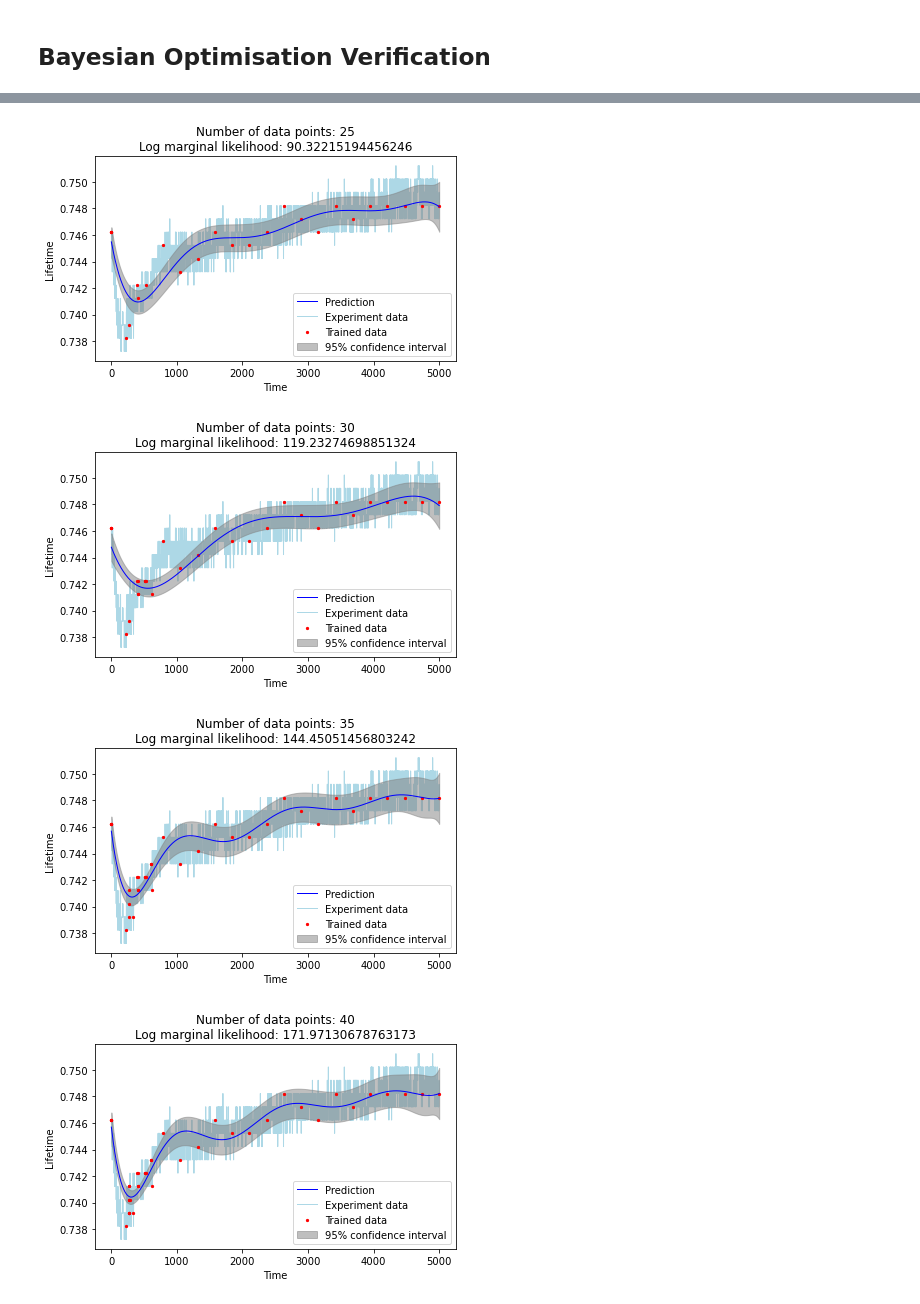
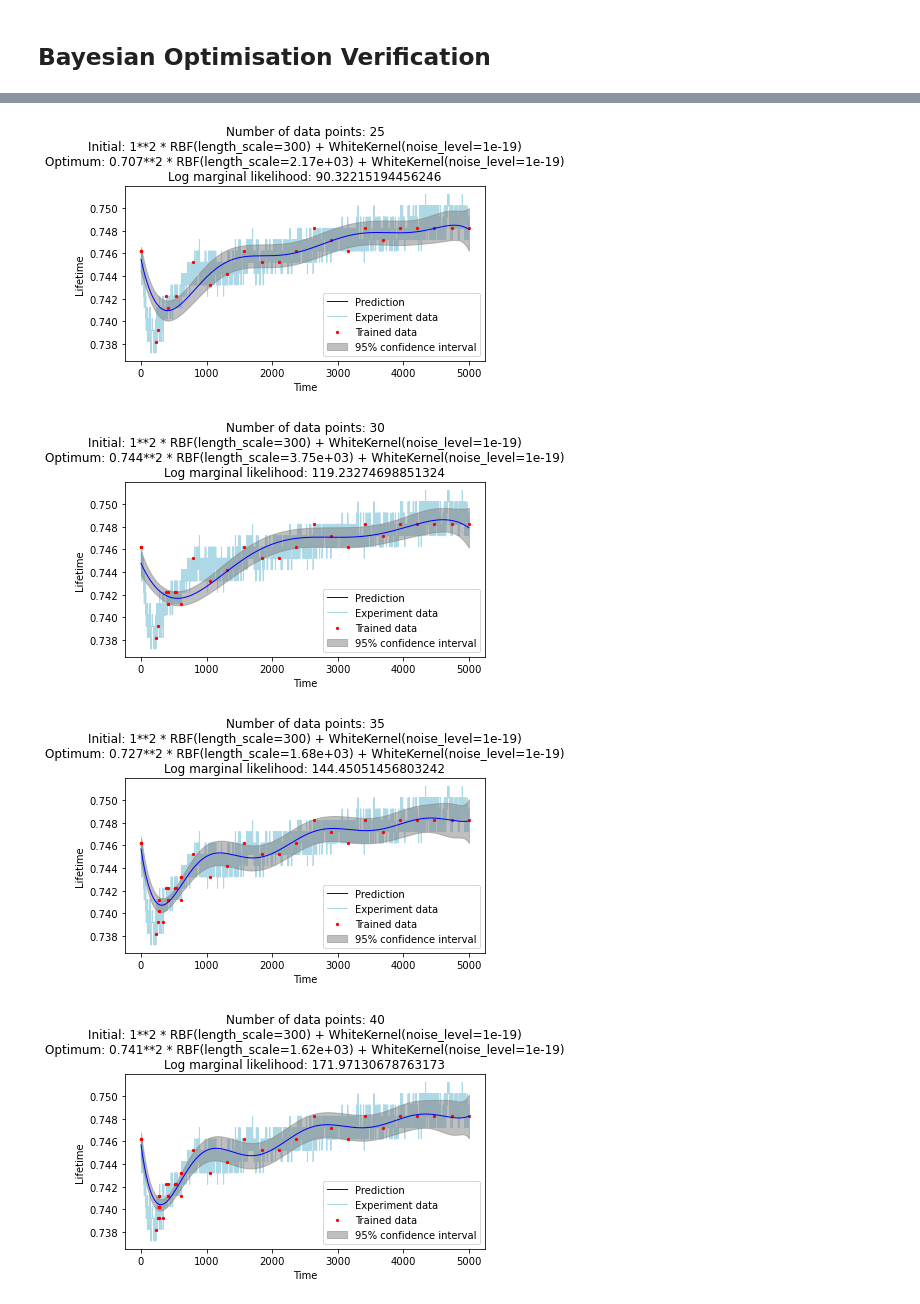
Before and after one commit to michelleliu1027/Bayesian_PV, a Jupyter notebook: 3_1D.ipynb, the cells around one changed output, grey strips where cells are left out. Saved outputs shown, nothing was run; the diff lists cells and outputs as text; code cells hidden in the pictures.

Commit message:
update: plots in 1D

```diff
--- a/3_1D.ipynb
+++ b/3_1D.ipynb
@@ -148,43 +148,43 @@ for i in range(NUM_OF_EXTRA_DATA):
     sigma = sigma.reshape(5000)
 
     if (i+1)%5 == 0:
-        plt.figure()
+        plt.figure(facecolor='white')
         plt.plot(X_, y_mean, c='blue', lw=1, zorder=4, label='Prediction')
         plt.scatter(X[:, 0], Y, c='r', s=5, zorder=3,label='Trained data')
         plt.fill_between(X_, y_mean - 1.9600 * sigma,y_mean + 1.9600 * sigma,
                             alpha=0.5,color='grey',zorder=2, label='95% confidence interval')
         plt.plot(X_,y_normal,c='lightblue',lw=1,zorder=1, label='Experiment data')
         # plt.scatter(np.argmax(y_distance),y_mean[np.argmax(y_distance)],c='green',
         #             s=10,zorder=6,label = 'Next point')
         plt.tick_params(axis='y')
         plt.tick_params(axis='x')
         plt.ylabel('Lifetime')
         plt.xlabel('Time')
-        plt.title("Number of data points: %s\nLog marginal likelihood: %s" %
-                    (X.size,gp.log_marginal_likelihood(gp.kernel_.theta)))
+        plt.title("Number of data points: %s\nInitial: %s\nOptimum: %s\nLog marginal likelihood: %s" %
+            (X.size,kernel, gp.kernel_,gp.log_marginal_likelihood(gp.kernel_.theta)))
         plt.legend()
         plt.tight_layout()
         plt.show()
 
-plt.figure()
+plt.figure(facecolor='white')
 plt.plot(X_, y_mean, c='blue', lw=1, zorder=4, label='Prediction')
 plt.scatter(X[:, 0], Y, c='r', s=5, zorder=3,label='Trained data')
 plt.fill_between(X_, y_mean - 1.9600 * sigma,y_mean + 1.9600 * sigma,
                     alpha=0.5,color='grey',zorder=2, label='95% confidence interval')
 plt.plot(X_,y_normal,c='lightblue',lw=1,zorder=1, label='Experiment data')
 # plt.scatter(np.argmax(y_distance),y_mean[np.argmax(y_distance)],c='green',
 #             s=10,zorder=6,label = 'Next point')
 plt.tick_params(axis='y')
 plt.tick_params(axis='x')
 plt.ylabel('Lifetime')
 plt.xlabel('Time')
-plt.title("Number of data points: %s\nLog marginal likelihood: %s" %
-            (X.size,gp.log_marginal_likelihood(gp.kernel_.theta)))
+plt.title("Number of data points: %s\nInitial: %s\nOptimum: %s\nLog marginal likelihood: %s" %
+            (X.size,kernel, gp.kernel_,gp.log_marginal_likelihood(gp.kernel_.theta)))
 plt.legend()
 plt.tight_layout()
 plt.show()
 # %% [output]
-[figure, old version]
+[figure, new version]
-[figure, old version]
+[figure, new version]
-[figure, old version]
+[figure, new version]
-[figure, old version]
+[figure, new version]
```
Also changed, not shown: parts of 3 cells of this notebook, 1 other file.
